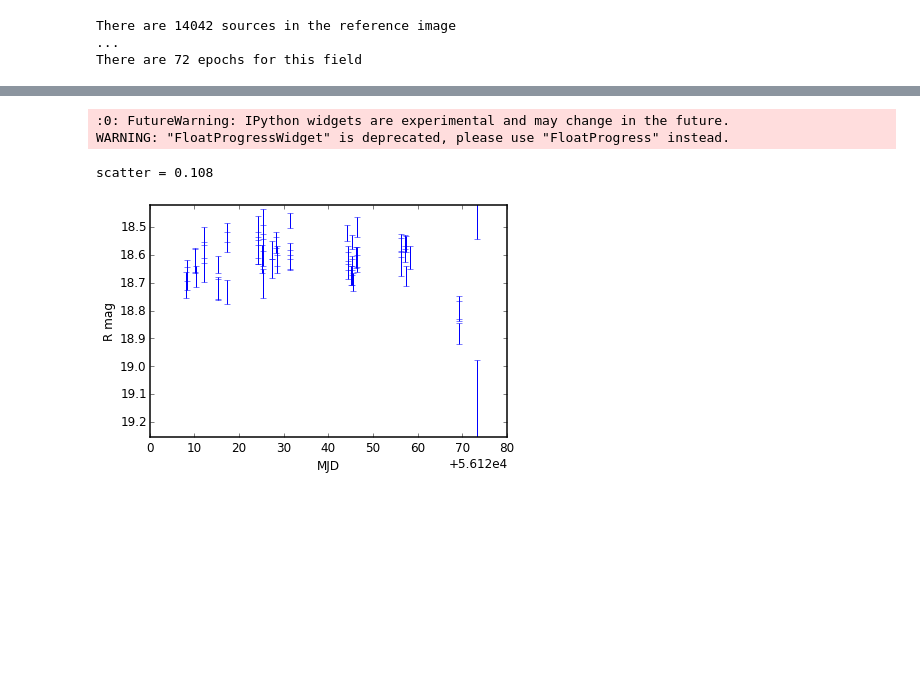
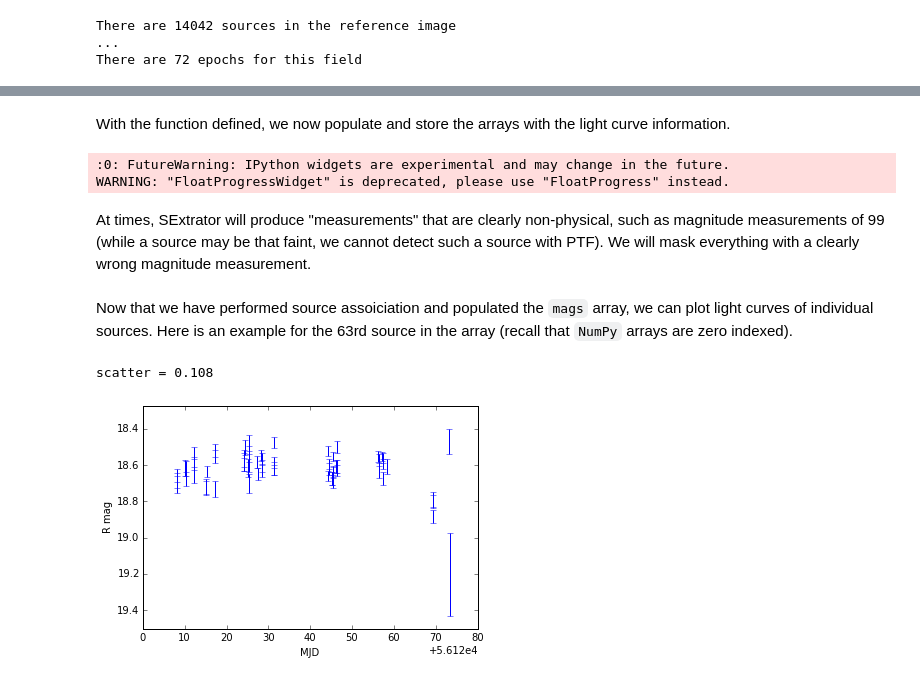
Before and after one commit to ebellm/ztf_summerschool_2015, a Jupyter notebook: notebooks/Making_a_Lightcurve.ipynb, the cells around one changed output, grey strips where cells are left out. Drawn from its saved outputs; the diff is of its cells as text; code cells hidden in the pictures; blank space fills up the shorter version.

```diff
--- a/notebooks/Making_a_Lightcurve.ipynb
+++ b/notebooks/Making_a_Lightcurve.ipynb
@@ -74,24 +110,30 @@ def crossmatch_epochs(reference_coords, epoch_catalogs):
 
             bar.update()
     return mjds, mags, magerrs
+# %% [markdown]
+With the function defined, we now populate and store the arrays with the light curve information.
 # %%
 mjds,mags,magerrs = crossmatch_epochs(ref_coords, epoch_catalogs)
 # %% [output]
 :0: FutureWarning: IPython widgets are experimental and may change in the future.
 WARNING: "FloatProgressWidget" is deprecated, please use "FloatProgress" instead.
+# %% [markdown]
+At times, SExtrator will produce "measurements" that are clearly non-physical, such as magnitude measurements of 99 (while a source may be that faint, we cannot detect such a source with PTF). We will mask everything with a clearly wrong magnitude measurement.
 # %%
 # mask obviously bad mags
 wbad = (mags < 10) | (mags > 25)
 mags[wbad] = np.ma.masked
 magerrs[wbad] = np.ma.masked
+# %% [markdown]
+Now that we have performed source assoiciation and populated the `mags` array, we can plot light curves of individual sources. Here is an example for the 63rd source in the array (recall that `NumPy` arrays are zero indexed).
 # %%
 source_idx = 62
 plt.errorbar(mjds, mags[source_idx,:],magerrs[source_idx,:],fmt='none')
-plt.ylim(np.max(mags[source_idx,:])+0.05, np.min(mags[source_idx,:])-0.05)
+plt.ylim(np.ma.max(mags[source_idx,:])+0.3, np.ma.min(mags[source_idx,:])-0.2)
 plt.xlabel("MJD")
 plt.ylabel("R mag")
 
 print "scatter = %.3f" % (np.ma.std(mags[source_idx,:]))
 # %% [output]
 scatter = 0.108
-[figure, old version]
+[figure, new version]
```
Also changed, not shown: parts of 34 cells of this notebook.
